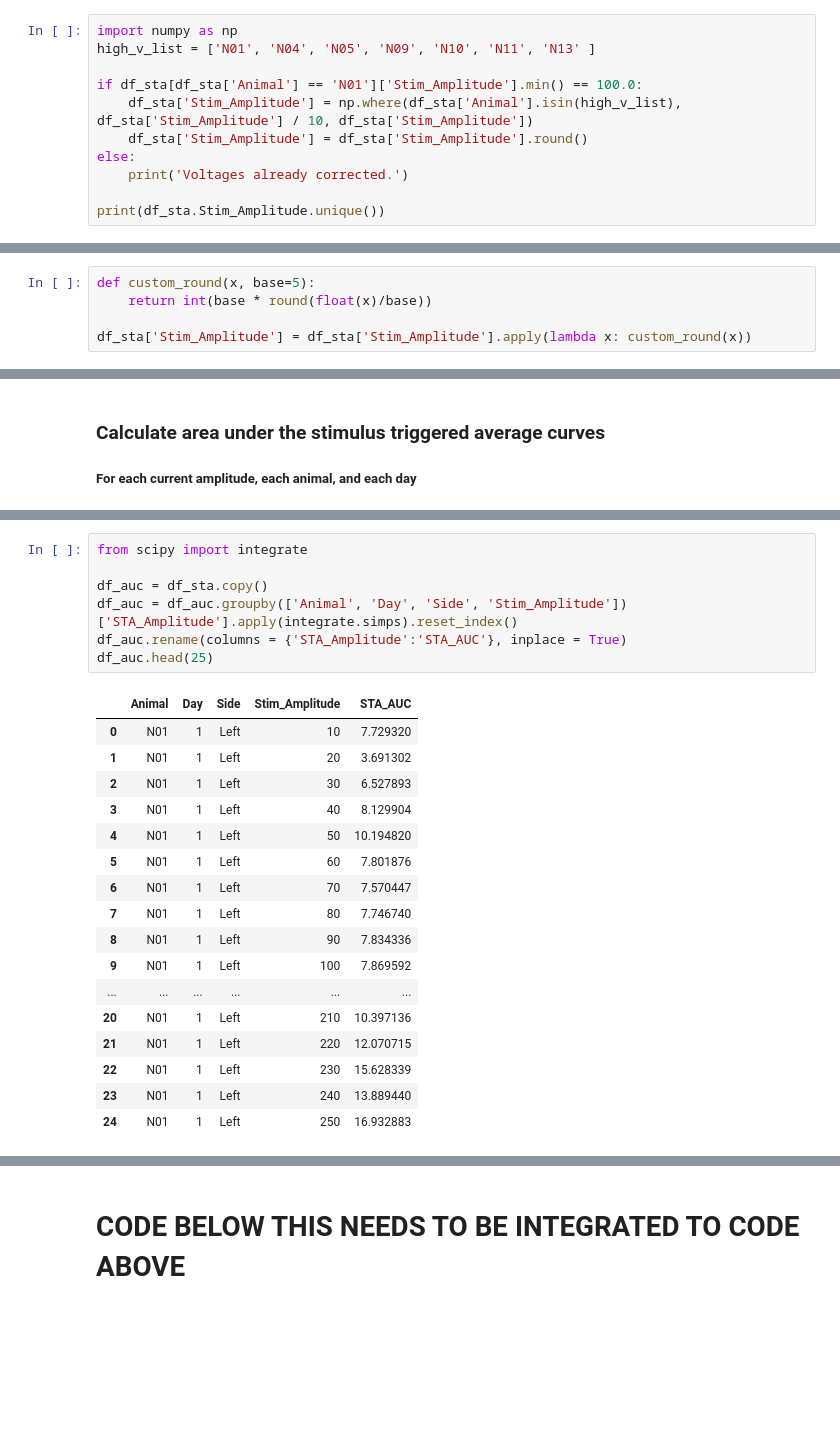
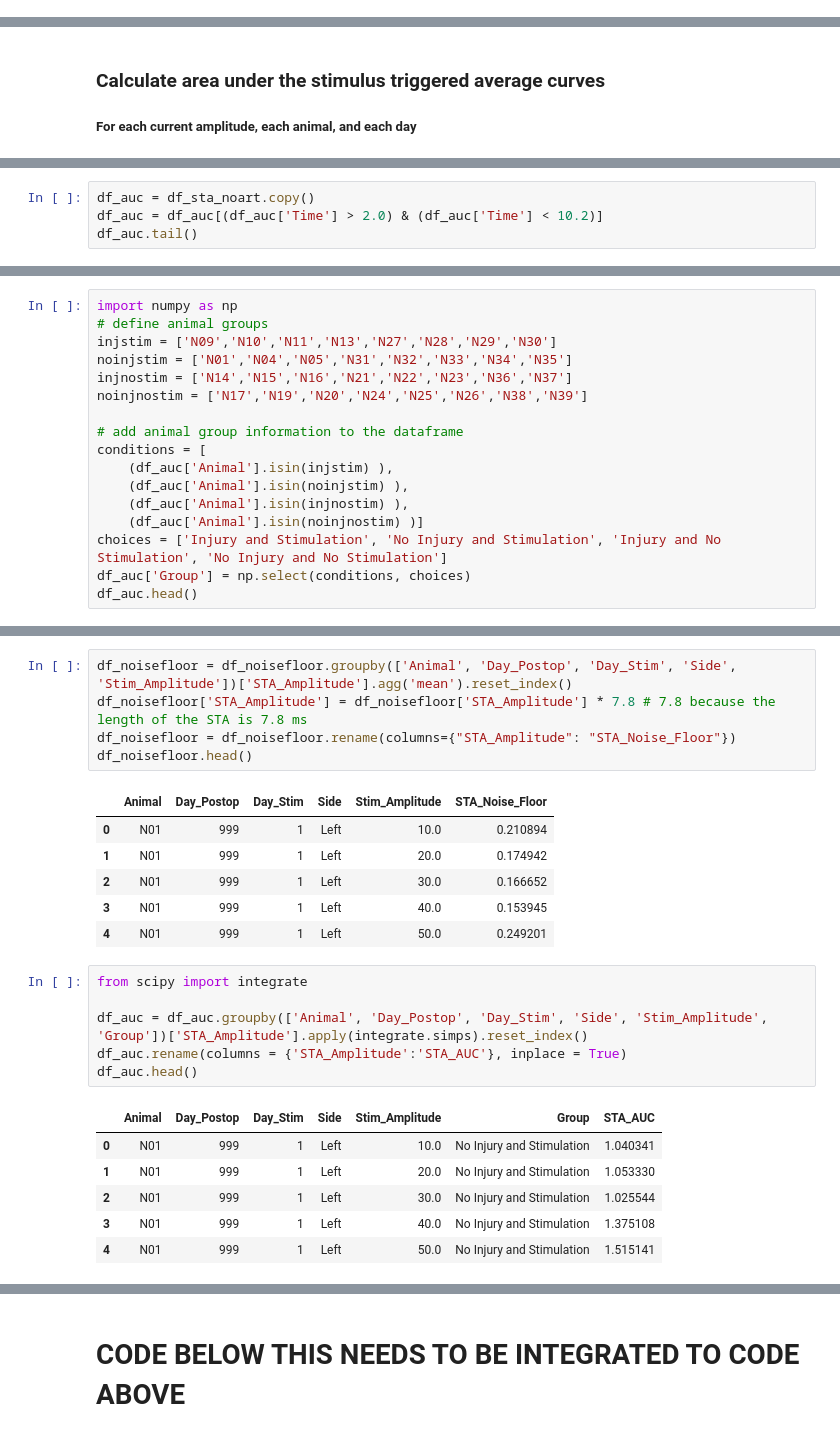
Before and after one commit to IanGMalone/Evoked_Potential_Analysis, a Jupyter notebook: Motor Evoked Potential Analyses.ipynb, the cells around one changed output, grey strips where cells are left out. Drawn from its saved outputs; the diff is of its cells as text; blank space fills up the shorter version.

```diff
--- a/Motor Evoked Potential Analyses.ipynb
+++ b/Motor Evoked Potential Analyses.ipynb
@@ -118,11 +82,0 @@ df_sta[df_sta['Animal'] == 'N01']['Stim_Amplitude'].min()
-# %%
-import numpy as np
-high_v_list = ['N01', 'N04', 'N05', 'N09', 'N10', 'N11', 'N13' ]
-
-if df_sta[df_sta['Animal'] == 'N01']['Stim_Amplitude'].min() == 100.0:
-    df_sta['Stim_Amplitude'] = np.where(df_sta['Animal'].isin(high_v_list), df_sta['Stim_Amplitude'] / 10, df_sta['Stim_Amplitude'])
-    df_sta['Stim_Amplitude'] = df_sta['Stim_Amplitude'].round()
-else:
-    print('Voltages already corrected.')
-
-print(df_sta.Stim_Amplitude.unique())
@@ -162,5 +82,0 @@ Name: Stim_Amplitude, Length: 100, dtype: int64
-# %%
-def custom_round(x, base=5):
-    return int(base * round(float(x)/base))
-
-df_sta['Stim_Amplitude'] = df_sta['Stim_Amplitude'].apply(lambda x: custom_round(x))
@@ -281,0 +187,4 @@ df_sta.head()
+# %%
+df_auc = df_sta_noart.copy()
+df_auc = df_auc[(df_auc['Time'] > 2.0) & (df_auc['Time'] < 10.2)]
+df_auc.tail()
@@ -281,0 +198,17 @@ df_sta.head()
+# %%
+import numpy as np
+# define animal groups
+injstim = ['N09','N10','N11','N13','N27','N28','N29','N30']
+noinjstim = ['N01','N04','N05','N31','N32','N33','N34','N35']
+injnostim = ['N14','N15','N16','N21','N22','N23','N36','N37']
+noinjnostim = ['N17','N19','N20','N24','N25','N26','N38','N39']
+
+# add animal group information to the dataframe
+conditions = [
+    (df_auc['Animal'].isin(injstim) ),
+    (df_auc['Animal'].isin(noinjstim) ),
+    (df_auc['Animal'].isin(injnostim) ),
+    (df_auc['Animal'].isin(noinjnostim) )]
+choices = ['Injury and Stimulation', 'No Injury and Stimulation', 'Injury and No Stimulation', 'No Injury and No Stimulation']
+df_auc['Group'] = np.select(conditions, choices)
+df_auc.head()
@@ -282,25 +222,25 @@ df_sta.head()
+# %%
+df_noisefloor = df_noisefloor.groupby(['Animal', 'Day_Postop', 'Day_Stim', 'Side', 'Stim_Amplitude'])['STA_Amplitude'].agg('mean').reset_index()
+df_noisefloor['STA_Amplitude'] = df_noisefloor['STA_Amplitude'] * 7.8 # 7.8 because the length of the STA is 7.8 ms
+df_noisefloor = df_noisefloor.rename(columns={"STA_Amplitude": "STA_Noise_Floor"})
+df_noisefloor.head()
+# %% [output]
+|  | Animal | Day_Postop | Day_Stim | Side | Stim_Amplitude | STA_Noise_Floor |
+| 0 | N01 | 999 | 1 | Left | 10.0 | 0.210894 |
+| 1 | N01 | 999 | 1 | Left | 20.0 | 0.174942 |
+| 2 | N01 | 999 | 1 | Left | 30.0 | 0.166652 |
+| 3 | N01 | 999 | 1 | Left | 40.0 | 0.153945 |
+| 4 | N01 | 999 | 1 | Left | 50.0 | 0.249201 |
 # %%
 from scipy import integrate
 
-df_auc = df_sta.copy()
-df_auc = df_auc.groupby(['Animal', 'Day', 'Side', 'Stim_Amplitude'])['STA_Amplitude'].apply(integrate.simps).reset_index()
+df_auc = df_auc.groupby(['Animal', 'Day_Postop', 'Day_Stim', 'Side', 'Stim_Amplitude', 'Group'])['STA_Amplitude'].apply(integrate.simps).reset_index()
 df_auc.rename(columns = {'STA_Amplitude':'STA_AUC'}, inplace = True)
-df_auc.head(25)
+df_auc.head()
 # %% [output]
-|  | Animal | Day | Side | Stim_Amplitude | STA_AUC |
-| 0 | N01 | 1 | Left | 10 | 7.729320 |
-| 1 | N01 | 1 | Left | 20 | 3.691302 |
-| 2 | N01 | 1 | Left | 30 | 6.527893 |
-| 3 | N01 | 1 | Left | 40 | 8.129904 |
-| 4 | N01 | 1 | Left | 50 | 10.194820 |
-| 5 | N01 | 1 | Left | 60 | 7.801876 |
-| 6 | N01 | 1 | Left | 70 | 7.570447 |
-| 7 | N01 | 1 | Left | 80 | 7.746740 |
-| 8 | N01 | 1 | Left | 90 | 7.834336 |
-| 9 | N01 | 1 | Left | 100 | 7.869592 |
-| ... | ... | ... | ... | ... | ... |
-| 20 | N01 | 1 | Left | 210 | 10.397136 |
-| 21 | N01 | 1 | Left | 220 | 12.070715 |
-| 22 | N01 | 1 | Left | 230 | 15.628339 |
-| 23 | N01 | 1 | Left | 240 | 13.889440 |
-| 24 | N01 | 1 | Left | 250 | 16.932883 |
+|  | Animal | Day_Postop | Day_Stim | Side | Stim_Amplitude | Group | STA_AUC |
+| 0 | N01 | 999 | 1 | Left | 10.0 | No Injury and Stimulation | 1.040341 |
+| 1 | N01 | 999 | 1 | Left | 20.0 | No Injury and Stimulation | 1.053330 |
+| 2 | N01 | 999 | 1 | Left | 30.0 | No Injury and Stimulation | 1.025544 |
+| 3 | N01 | 999 | 1 | Left | 40.0 | No Injury and Stimulation | 1.375108 |
+| 4 | N01 | 999 | 1 | Left | 50.0 | No Injury and Stimulation | 1.515141 |
```
Also changed, not shown: parts of 53 cells of this notebook, 1 other file.
